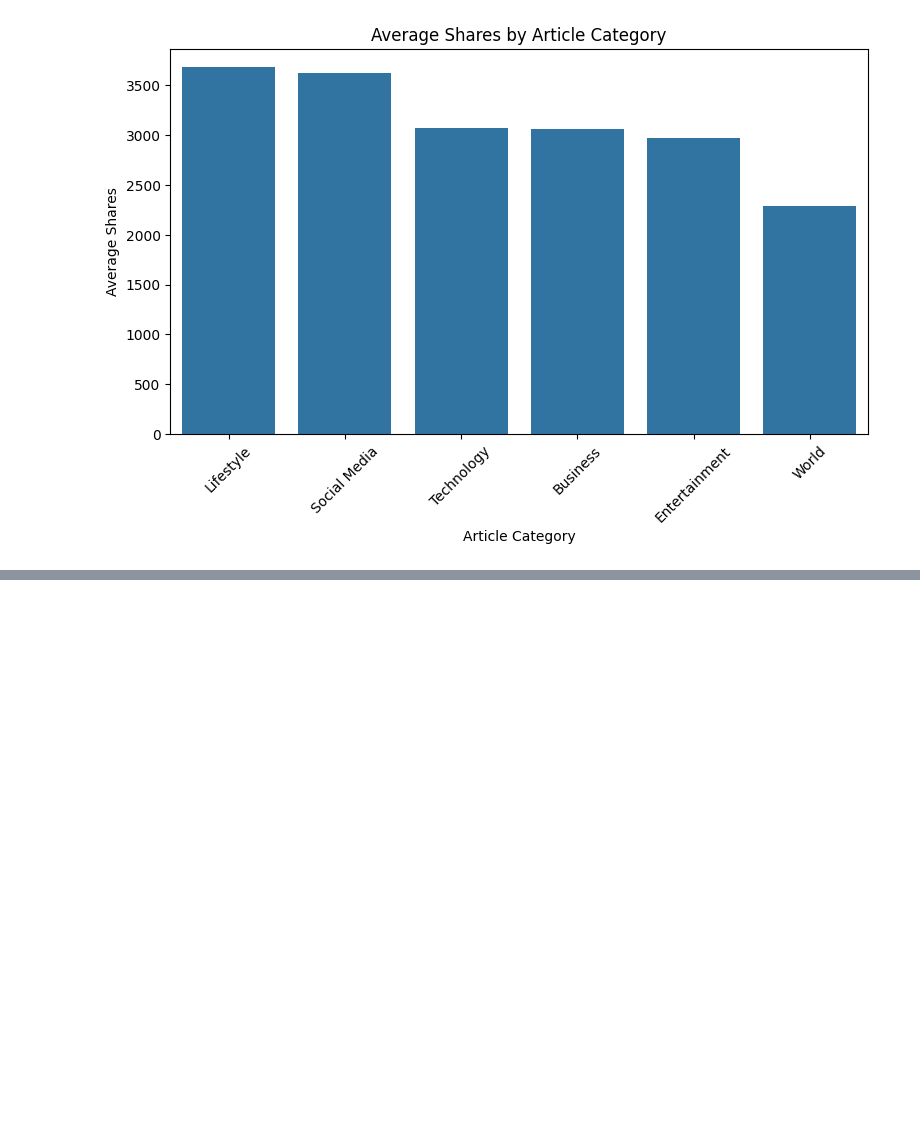
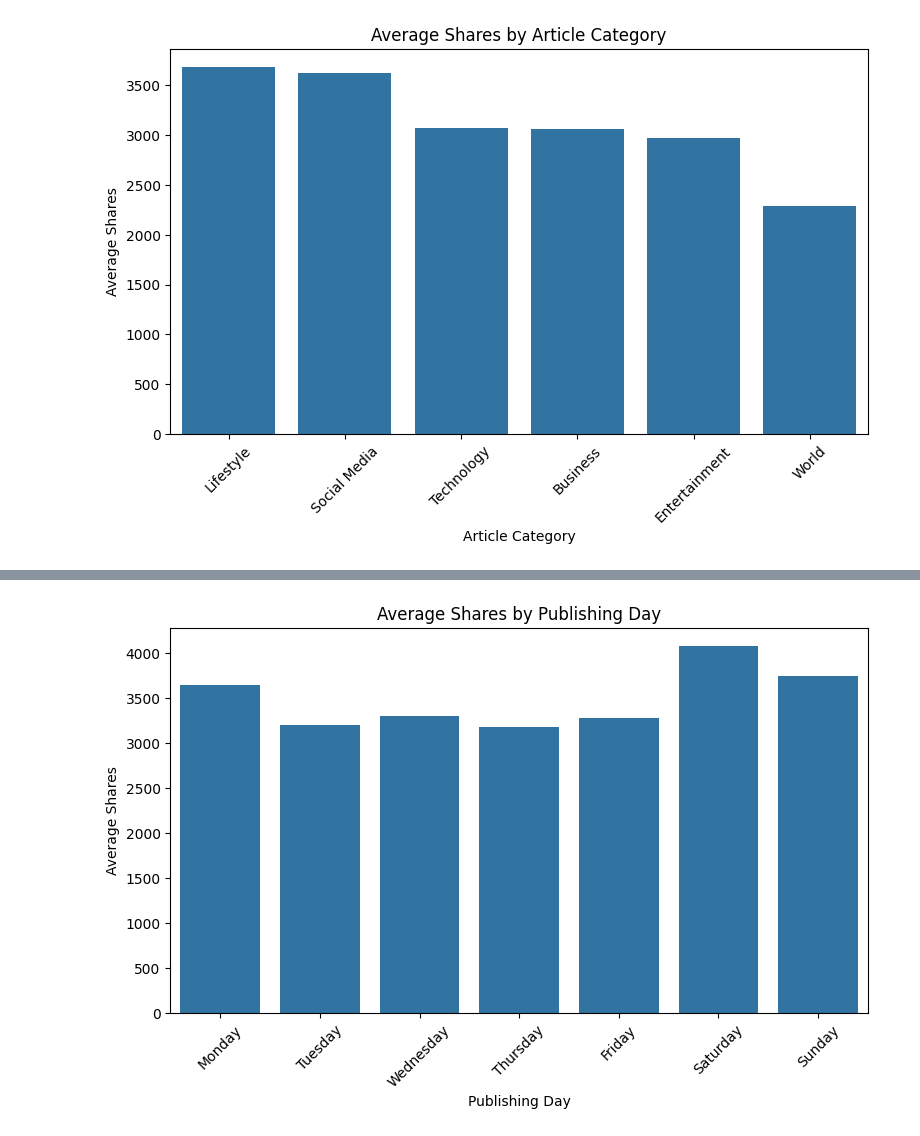
Before and after one commit to dd4real2k/online-news-popularity-prediction, a Jupyter notebook: notebooks/03_eda_visualisation.ipynb, the cells around one changed output, grey strips where cells are left out. Cells and saved outputs as stored; diff of their text form; code cells hidden in the pictures; blank space fills up the shorter version.

Commit message:
Add weekday popularity visualisation

```diff
--- a/notebooks/03_eda_visualisation.ipynb
+++ b/notebooks/03_eda_visualisation.ipynb
@@ -84,3 +84,36 @@ plt.xticks(rotation=45)
 plt.show()
 # %% [output]
 [figure]
+# %%
+# Average shares by weekday
+weekday_cols = [
+    "weekday_is_monday",
+    "weekday_is_tuesday",
+    "weekday_is_wednesday",
+    "weekday_is_thursday",
+    "weekday_is_friday",
+    "weekday_is_saturday",
+    "weekday_is_sunday"
+]
+
+weekday_names = [
+    "Monday",
+    "Tuesday",
+    "Wednesday",
+    "Thursday",
+    "Friday",
+    "Saturday",
+    "Sunday"
+]
+
+weekday_avg = {}
+
+for col, name in zip(weekday_cols, weekday_names):
+    weekday_avg[name] = df[df[col] == 1]["shares"].mean()
+
+weekday_avg_df = pd.DataFrame({
+    "Weekday": weekday_avg.keys(),
+    "Average Shares": weekday_avg.values()
+})
+
+weekday_avg_df
@@ -86,0 +129,10 @@ plt.show()
+# %%
+plt.figure(figsize=(9,5))
+sns.barplot(data=weekday_avg_df, x="Weekday", y="Average Shares")
+plt.title("Average Shares by Publishing Day")
+plt.xlabel("Publishing Day")
+plt.ylabel("Average Shares")
+plt.xticks(rotation=45)
+plt.show()
+# %% [output]
+[figure, added]
```
Also changed, not shown: parts of 1 cell of this notebook.
